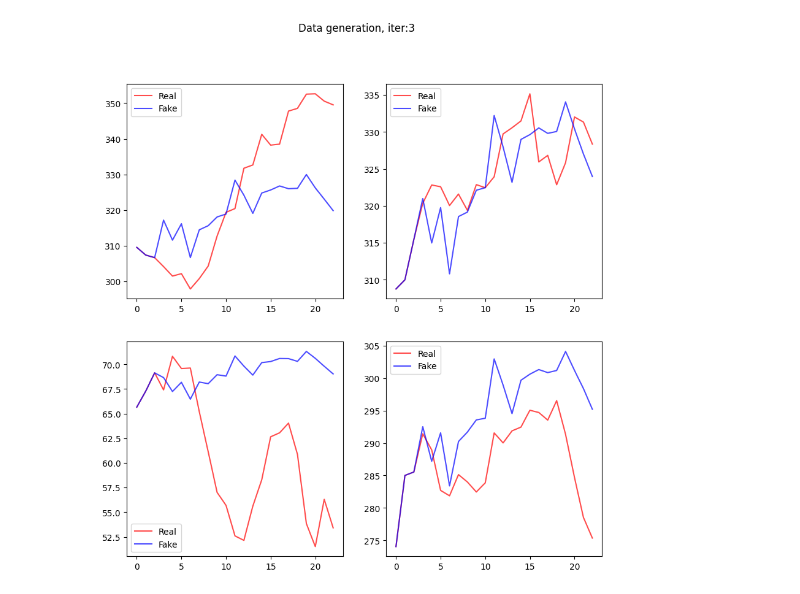
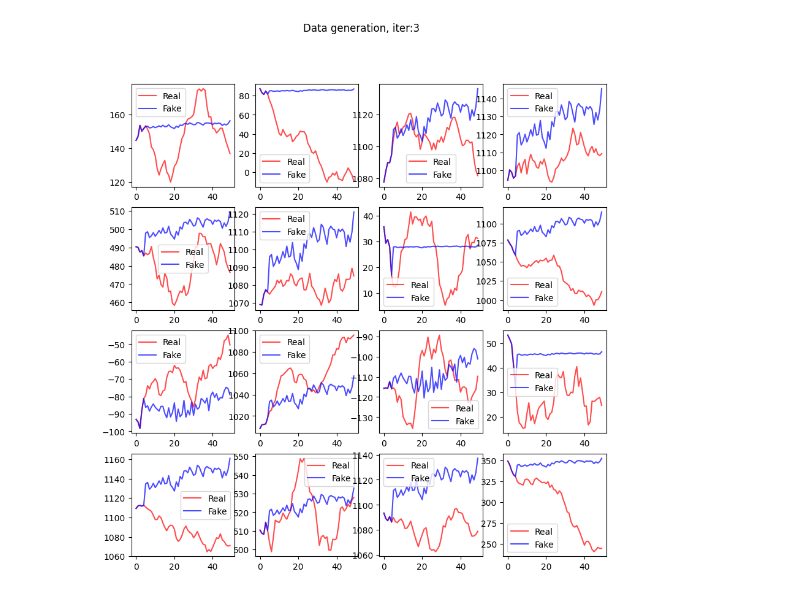
Before and after one commit to QMoayedpour/statapp-hsbc, a Jupyter notebook: gan_simulation.ipynb, the cells around one changed output. Drawn from its saved outputs; the diff is of its cells as text; code cells hidden in the pictures.

```diff
--- a/gan_simulation.ipynb
+++ b/gan_simulation.ipynb
@@ -183,0 +15,24 @@ class Data(object):
+# %%
+latent_dim = 10
+ts_dim = 50
+conditional = 5
+
+generator = Generator(latent_dim=latent_dim, ts_dim=ts_dim,condition=conditional)
+discriminator = Discriminator(ts_dim=ts_dim)
+lr_a = 1e-4
+lr_b = 1e-4
+betas = (0, 0.9)
+G_opt = optim.RMSprop(generator.parameters(), lr=lr_a)
+D_opt = optim.RMSprop(discriminator.parameters(), lr=lr_b)
+
+D_scheduler = optim.lr_scheduler.CyclicLR(D_opt, base_lr = 1e-4, max_lr= 8e-4, step_size_up=100, step_size_down=900, mode ='triangular')
+G_scheduler = optim.lr_scheduler.CyclicLR(G_opt, base_lr = 1e-4, max_lr= 6e-4, step_size_up=100, step_size_down=900, mode ='triangular')
+
+epochs = 5000
+batch_size = 128
+use_cuda = torch.cuda.is_available()
+scorepath = 'test'
+print(use_cuda)
+
+train = gen_model(y, generator, discriminator, G_opt, D_opt, batch_size, scorepath, ts_dim, latent_dim, D_scheduler, G_scheduler, conditional=conditional,use_cuda=use_cuda)
+train.train_model(epochs=5000)
@@ -355,15 +73,15 @@ True
 # %%
 real = np.squeeze(train.real_lines)
 fake = np.squeeze(train.fake_lines)
 
-fig, ax = plt.subplots(2,2,figsize=(10, 10))
+fig, ax = plt.subplots(4,4,figsize=(10, 10))
 ax = ax.flatten()
 fig.suptitle('Data generation, iter:' +str(3))
 for i in range(ax.shape[0]):
     ax[i].plot(real[i], color='red', label='Real', alpha =0.7)
     ax[i].plot(fake[i], color='blue', label='Fake', alpha =0.7)
     ax[i].legend()
 
 plt.show()
 # %% [output]
-[figure, old version]
+[figure, new version]
```
Also changed, not shown: parts of 9 cells of this notebook, 4 other files.
